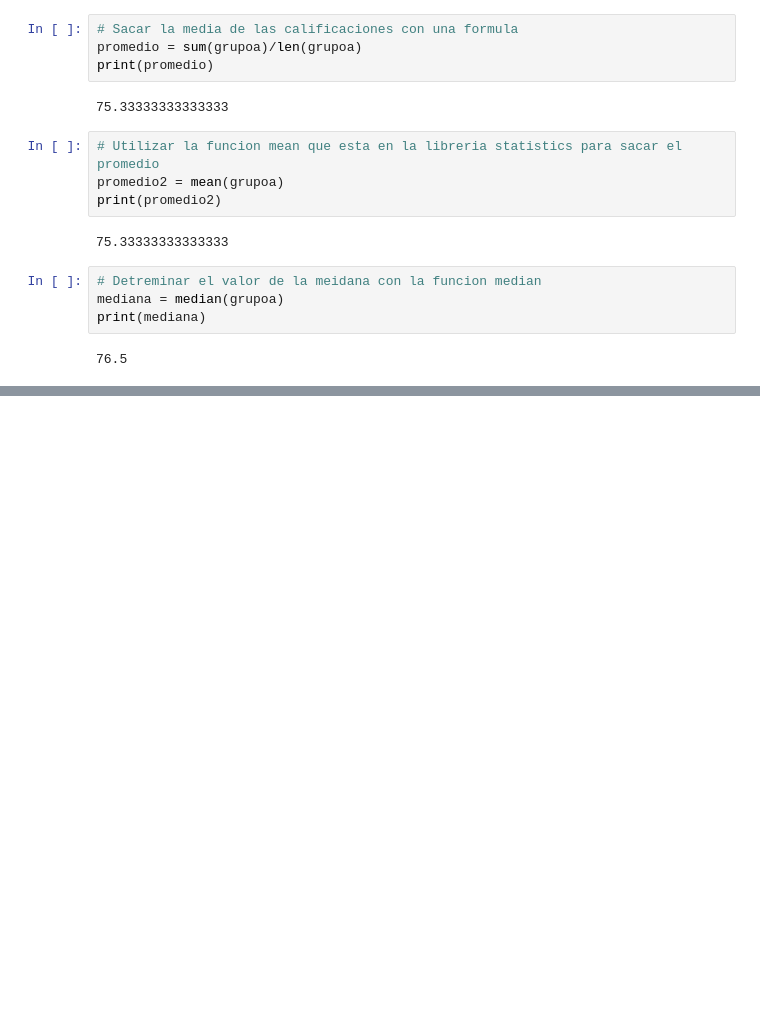
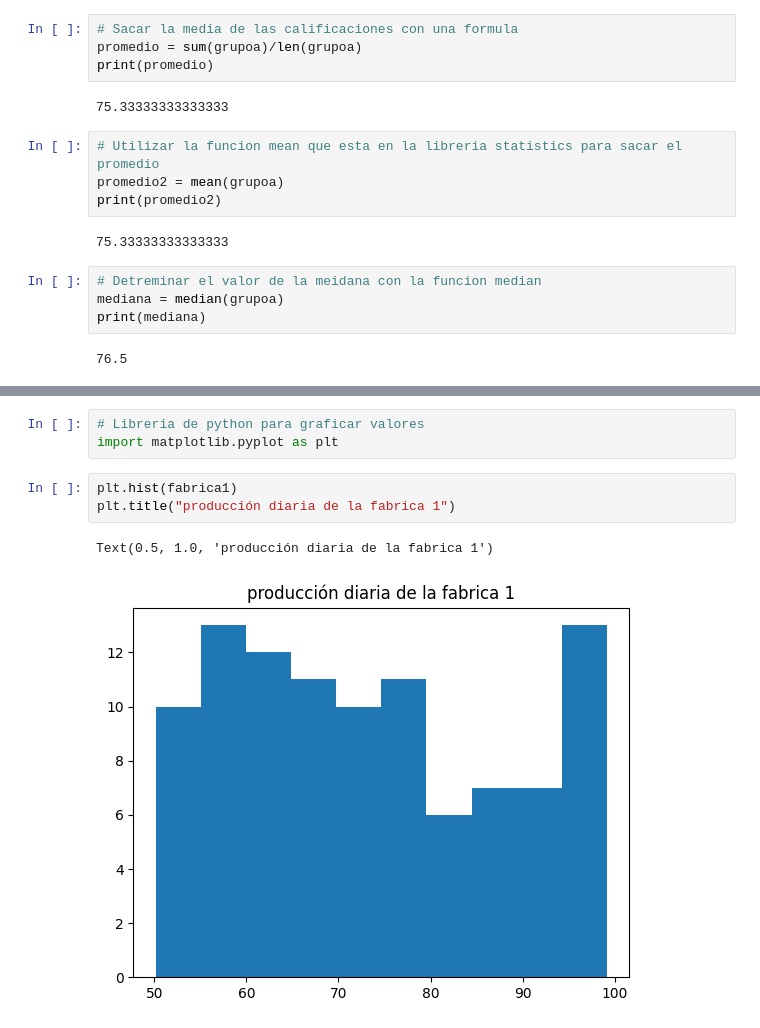
Before and after one commit to 25040992-hann/Probabilidad-, a Jupyter notebook: Unidad1/practica 1.ipynb, the cells around one changed output, grey strips where cells are left out. Saved outputs shown, nothing was run; the diff lists cells and outputs as text; blank space fills up the shorter version.

```diff
--- a/Unidad1/practica 1.ipynb
+++ b/Unidad1/practica 1.ipynb
@@ -61,0 +88,9 @@ print(fabrica1)
+# %%
+# Libreria de python para graficar valores
+import matplotlib.pyplot as plt
+# %%
+plt.hist(fabrica1)
+plt.title("producción diaria de la fabrica 1")
+# %% [output]
+Text(0.5, 1.0, 'producción diaria de la fabrica 1')
+[figure, added]
```
Also changed, not shown: parts of 13 cells of this notebook.
